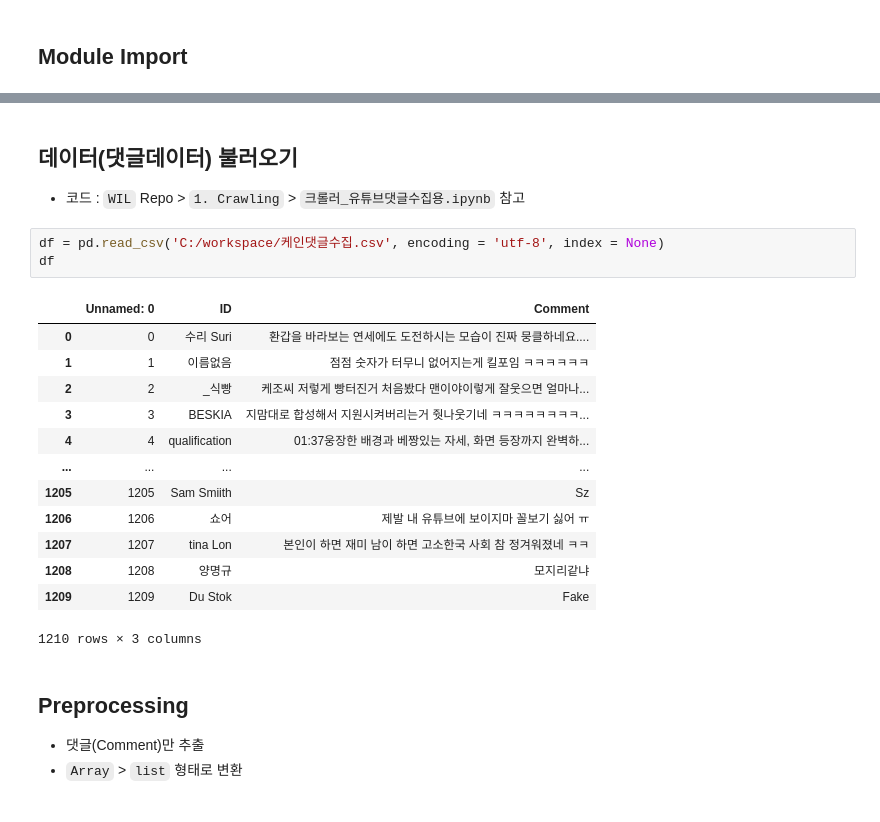
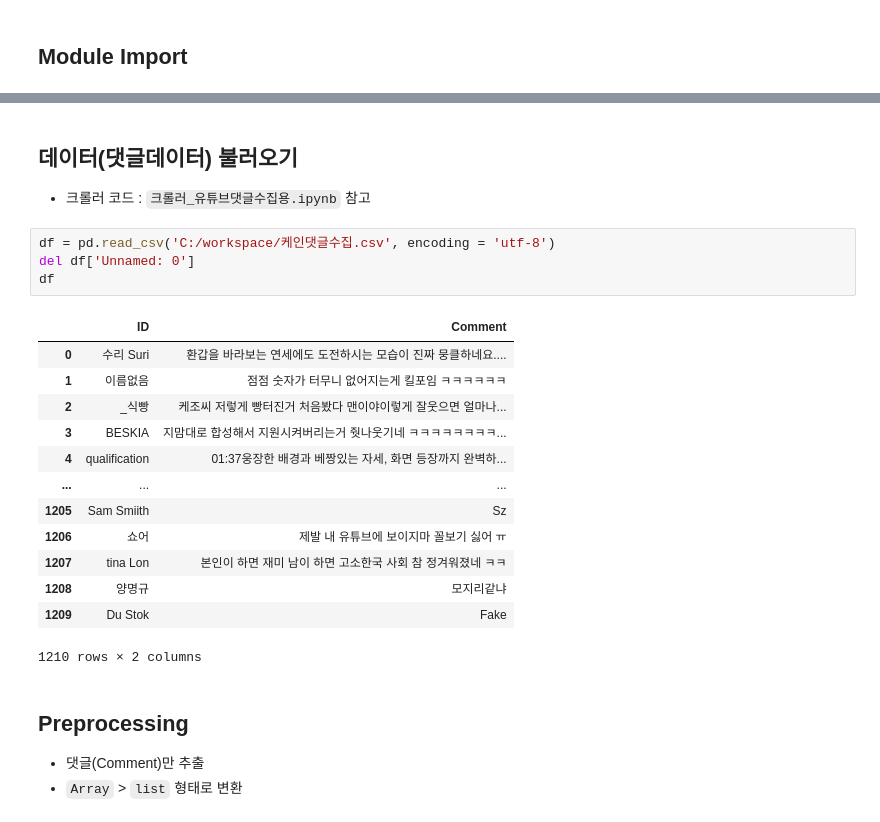
Before and after one commit to DONGRYEOLLEE1/Project, a Jupyter notebook: Mini Project/Kane_Project.ipynb, the cells around one changed output, grey strips where cells are left out. Saved outputs shown, nothing was run; the diff lists cells and outputs as text.

```diff
--- a/Mini Project/Kane_Project.ipynb
+++ b/Mini Project/Kane_Project.ipynb
@@ -47,24 +51,25 @@ from scipy.spatial.distance import pdist, squareform
 from scipy.cluster.hierarchy import linkage, dendrogram
 # %% [markdown]
 ## 데이터(댓글데이터) 불러오기
-- 코드 : `WIL` Repo > `1. Crawling` > `크롤러_유튜브댓글수집용.ipynb` 참고
+- 크롤러 코드 : `크롤러_유튜브댓글수집용.ipynb` 참고
 # %%
-df = pd.read_csv('C:/workspace/케인댓글수집.csv', encoding = 'utf-8', index = None)
+df = pd.read_csv('C:/workspace/케인댓글수집.csv', encoding = 'utf-8')
+del df['Unnamed: 0']
 df
 # %% [output]
-|  | Unnamed: 0 | ID | Comment |
-| 0 | 0 | 수리 Suri | 환갑을 바라보는 연세에도 도전하시는 모습이 진짜 뭉클하네요.... |
-| 1 | 1 | 이름없음 | 점점 숫자가 터무니 없어지는게 킬포임 ㅋㅋㅋㅋㅋㅋ |
-| 2 | 2 | _식빵 | 케조씨 저렇게 빵터진거 처음봤다 맨이야이렇게 잘웃으면 얼마나... |
-| 3 | 3 | BESKIA | 지맘대로 합성해서 지원시켜버리는거 줫나웃기네 ㅋㅋㅋㅋㅋㅋㅋㅋ... |
-| 4 | 4 | qualification | 01:37웅장한 배경과 베짱있는 자세, 화면 등장까지 완벽하... |
-| ... | ... | ... | ... |
-| 1205 | 1205 | Sam Smiith | Sz |
-| 1206 | 1206 | 쇼어 | 제발 내 유튜브에 보이지마 꼴보기 싫어 ㅠ |
-| 1207 | 1207 | tina Lon | 본인이 하면 재미 남이 하면 고소한국 사회 참 정겨워졌네 ㅋㅋ |
-| 1208 | 1208 | 양명규 | 모지리같냐 |
-| 1209 | 1209 | Du Stok | Fake |
+|  | ID | Comment |
+| 0 | 수리 Suri | 환갑을 바라보는 연세에도 도전하시는 모습이 진짜 뭉클하네요.... |
+| 1 | 이름없음 | 점점 숫자가 터무니 없어지는게 킬포임 ㅋㅋㅋㅋㅋㅋ |
+| 2 | _식빵 | 케조씨 저렇게 빵터진거 처음봤다 맨이야이렇게 잘웃으면 얼마나... |
+| 3 | BESKIA | 지맘대로 합성해서 지원시켜버리는거 줫나웃기네 ㅋㅋㅋㅋㅋㅋㅋㅋ... |
+| 4 | qualification | 01:37웅장한 배경과 베짱있는 자세, 화면 등장까지 완벽하... |
+| ... | ... | ... |
+| 1205 | Sam Smiith | Sz |
+| 1206 | 쇼어 | 제발 내 유튜브에 보이지마 꼴보기 싫어 ㅠ |
+| 1207 | tina Lon | 본인이 하면 재미 남이 하면 고소한국 사회 참 정겨워졌네 ㅋㅋ |
+| 1208 | 양명규 | 모지리같냐 |
+| 1209 | Du Stok | Fake |
-1210 rows × 3 columns
+1210 rows × 2 columns
 # %% [markdown]
 ## Preprocessing
 - 댓글(Comment)만 추출
```
Also changed, not shown: parts of 5 cells of this notebook.
